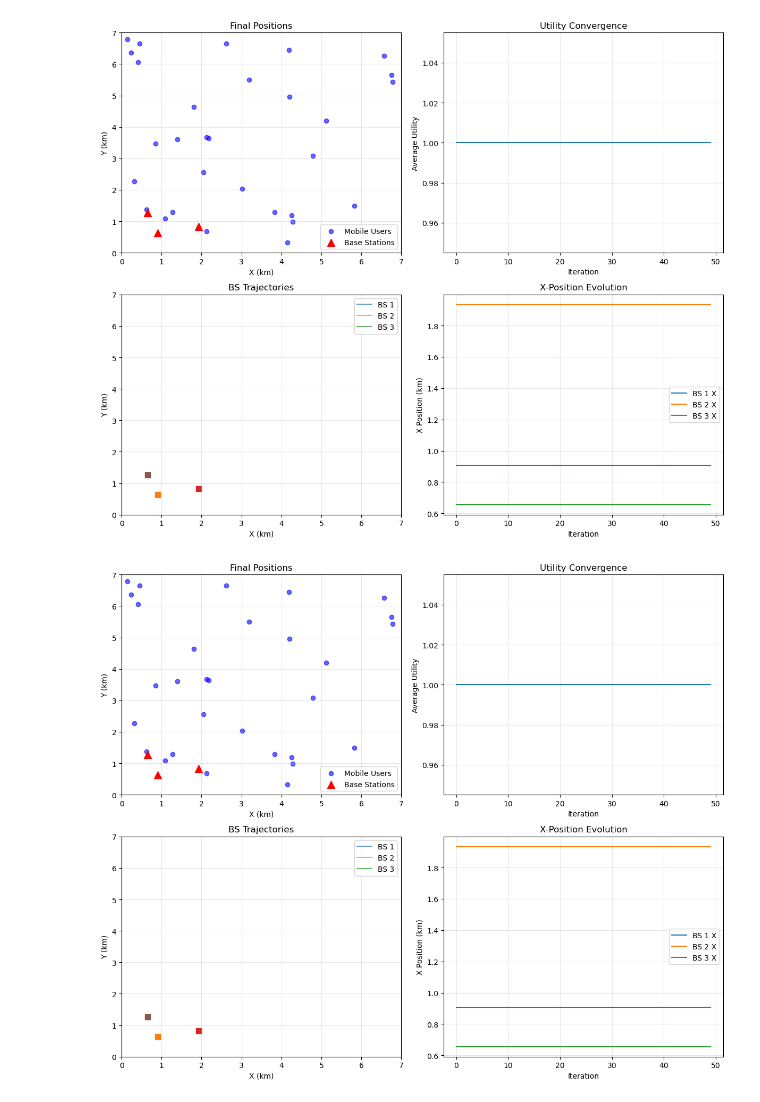
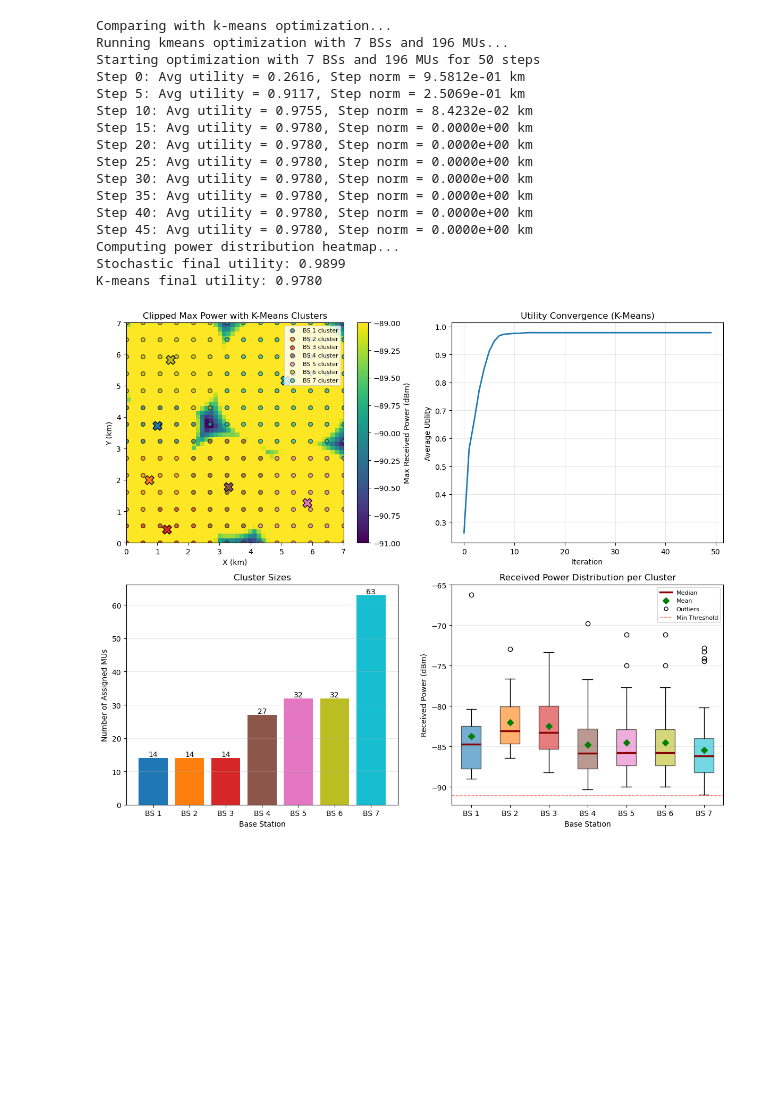
Before and after one commit to SpontaneousDuck/non_cooperative_aerial_base_station_placement, a Jupyter notebook: examples/example.ipynb, the cells around one changed output. Drawn from its saved outputs; the diff is of its cells as text; code cells hidden in the pictures; blank space fills up the shorter version.

```diff
--- a/examples/example.ipynb
+++ b/examples/example.ipynb
@@ -53,19 +49,38 @@ print('Results saved to optimization_results.json')
-# %%
-# Create and display plot (do not save)
-from IPython.display import display
-fig = optimizer.plot_results(save_path=None)
-display(fig)
-# %% [output]
-[figure, removed]
-[figure, removed]
 # %%
 # Quick comparison with k-means
 print('Comparing with k-means optimization...')
-results_kmeans = UAVPlacementOptimizer.quick_optimize(
-    num_base_stations=3,
-    num_mobile_users=30,
+optimizer_kmeans = UAVPlacementOptimizer()
+results_kmeans = optimizer_kmeans.optimize(
+    num_base_stations=7,
+    num_mobile_users=196,
     region_size=7.0,
-    num_iterations=50
+    bs_powers_dbm=[7, 9, 9, 9, 10, 10, 12],
+    num_iterations=50,
+    optimization_method='kmeans',  # Specify k-means!
+    user_distribution='even',  # 'random' or 'even'
+    random_seed=1
 )
-print(f"Stochastic final utility: {results['results']['final_utility']:.4f}")
-print(f"K-means final utility: {results_kmeans['results']['final_utility']:.4f}")
+fig_kmeans = optimizer_kmeans.plot_results(save_path=None)
+
+# Compare utilities if stochastic results exist
+if 'results' in dir():
+    print(f"Stochastic final utility: {results['results']['final_utility']:.4f}")
+    print(f"K-means final utility: {results_kmeans['results']['final_utility']:.4f}")
+# %% [output]
+Comparing with k-means optimization...
+Running kmeans optimization with 7 BSs and 196 MUs...
+Starting optimization with 7 BSs and 196 MUs for 50 steps
+Step 0: Avg utility = 0.2616, Step norm = 9.5812e-01 km
+Step 5: Avg utility = 0.9117, Step norm = 2.5069e-01 km
+Step 10: Avg utility = 0.9755, Step norm = 8.4232e-02 km
+Step 15: Avg utility = 0.9780, Step norm = 0.0000e+00 km
+Step 20: Avg utility = 0.9780, Step norm = 0.0000e+00 km
+Step 25: Avg utility = 0.9780, Step norm = 0.0000e+00 km
+Step 30: Avg utility = 0.9780, Step norm = 0.0000e+00 km
+Step 35: Avg utility = 0.9780, Step norm = 0.0000e+00 km
+Step 40: Avg utility = 0.9780, Step norm = 0.0000e+00 km
+Step 45: Avg utility = 0.9780, Step norm = 0.0000e+00 km
+Computing power distribution heatmap...
+Stochastic final utility: 0.9899
+K-means final utility: 0.9780
+[figure, added]
```
Also changed, not shown: parts of 3 cells of this notebook, 7 other files.
